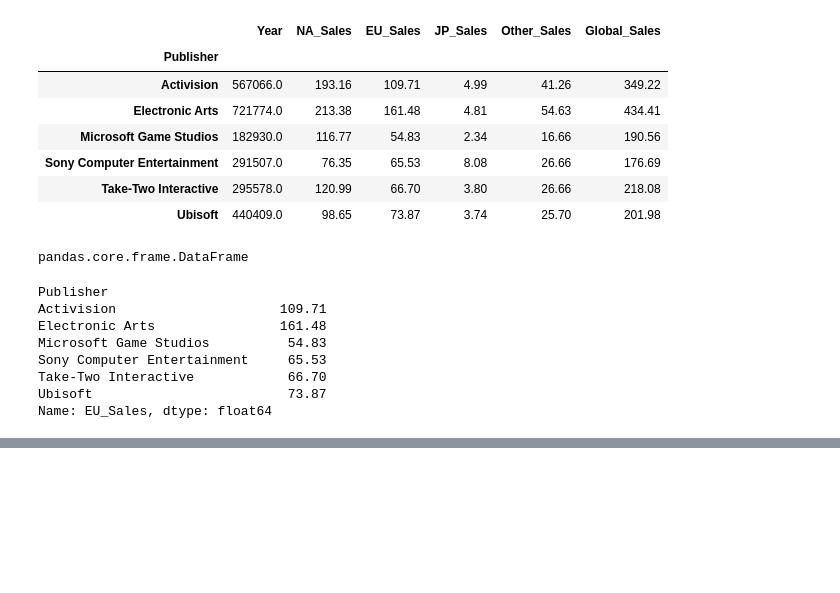
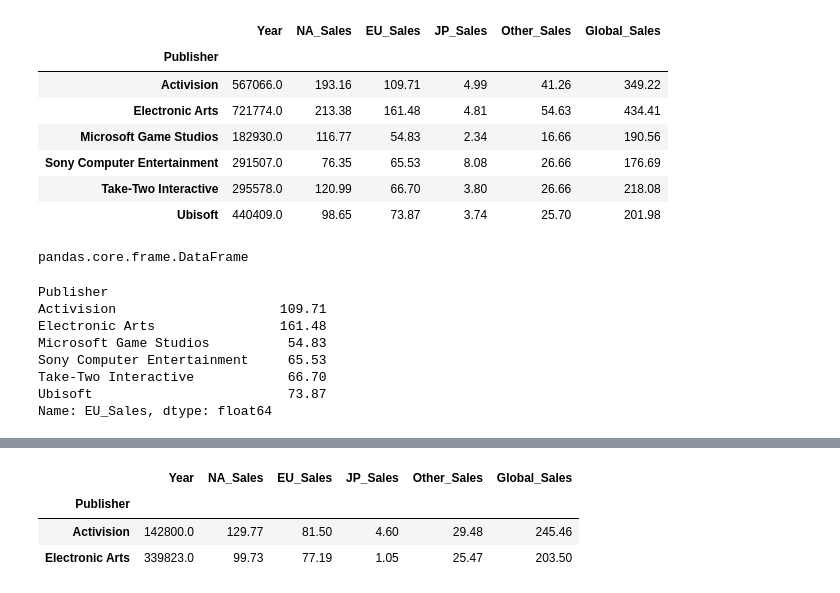
Before and after one commit to TomaszBury/The-ultimate-pandas-bootcamp-advanced-python-data-analysis, a Jupyter notebook: section_08/groupby_and_aggregates.ipynb, the cells around one changed output, grey strips where cells are left out. Drawn from its saved outputs; the diff is of its cells as text; code cells hidden in the pictures; blank space fills up the shorter version.

```diff
--- a/section_08/groupby_and_aggregates.ipynb
+++ b/section_08/groupby_and_aggregates.ipynb
@@ -1353,0 +1378,9 @@ Name: EU_Sales, dtype: float64
+# %%
+what = 'EU_Sales'
+how_many = 50
+games.groupby(studios_groupby).filter(lambda sg: sg[what].sum() > how_many).groupby('Publisher').sum()
+# %% [output]
+|  | Year | NA_Sales | EU_Sales | JP_Sales | Other_Sales | Global_Sales |
+| Publisher |  |  |  |  |  |  |
+| Activision | 142800.0 | 129.77 | 81.50 | 4.60 | 29.48 | 245.46 |
+| Electronic Arts | 339823.0 | 99.73 | 77.19 | 1.05 | 25.47 | 203.50 |
```
Also changed, not shown: parts of 5 cells of this notebook.
